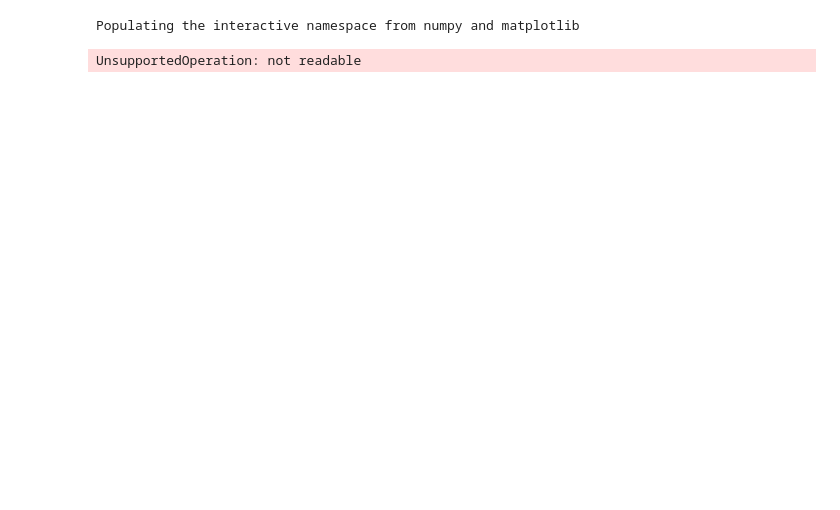
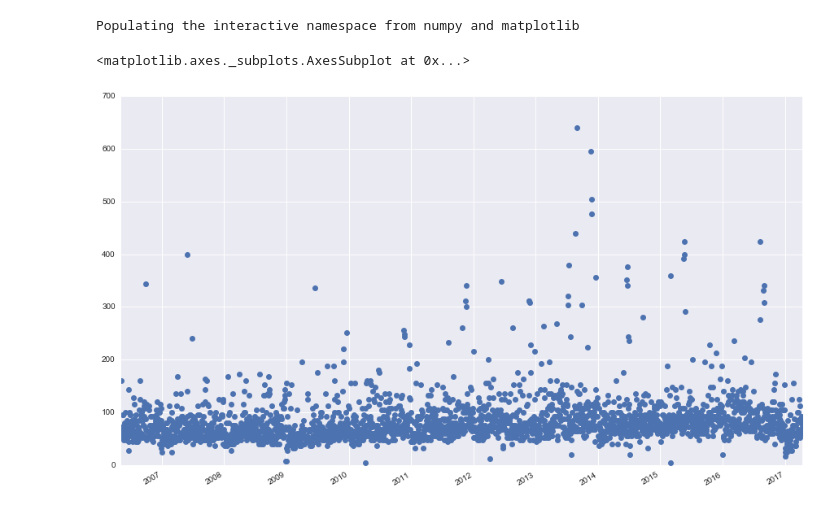
Before and after one commit to database-RJ/2017.04---DiarioOficial, a Jupyter notebook: Get_Diario_Oficial.ipynb, the cells around one changed output. Cells and saved outputs as stored; diff of their text form; code cells hidden in the pictures; blank space fills up the shorter version.

Commit message:
added date and number of pages on do

```diff
--- a/Get_Diario_Oficial.ipynb
+++ b/Get_Diario_Oficial.ipynb
@@ -24,0 +45,4 @@ paginas = {i: count_do_pages(i) for i in range(3401)}
+# %%
+numbers = {}
+for i ,date in enumerate(date_list):
+    numbers = get_dates(numbers, date)
@@ -25,4 +51,18 @@ paginas = {i: count_do_pages(i) for i in range(3401)}
 # %%
-pickle.load(open('do_n_paginas.p', 'w'))
+paginas = pickle.load(open('do_n_paginas.p', 'rb'))
-# %% [output]
-UnsupportedOperation: not readable
+# %%
+x = []
+y = []
+for key_pag, n_pag in paginas.items():
+    for date_num, key_num in numbers.items():
+
+         if int(key_num) == key_pag:
+                x.append(datetime.datetime.strptime(date_num, '%d/%m/%Y'))
+                y.append(int(n_pag))
+# %%
+pag = pd.Series(y, index=x)
+# %%
+pag.plot(style='o')
+# %% [output]
+<matplotlib.axes._subplots.AxesSubplot at 0x...>
+[figure, added]
```
Also changed, not shown: parts of 8 cells of this notebook, 2 other files.
